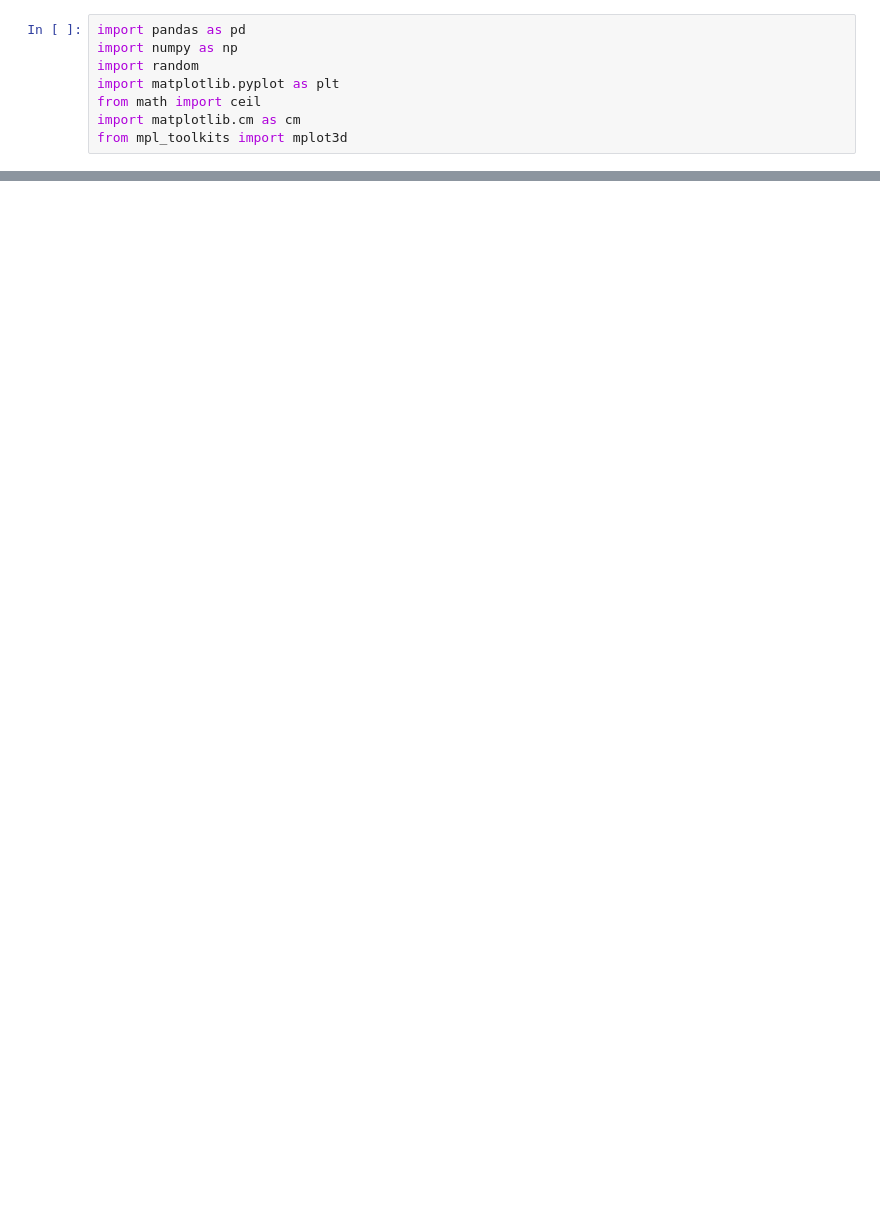
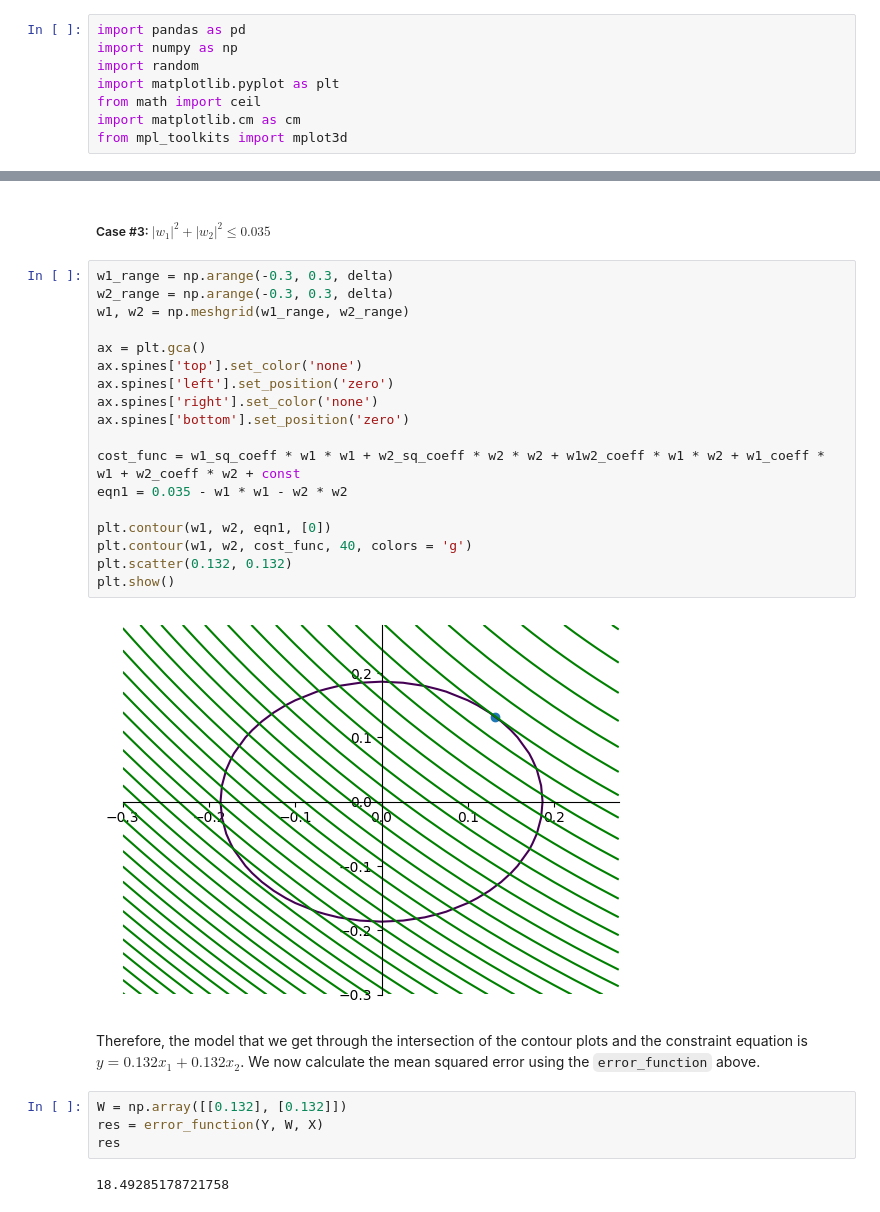
Before and after one commit to mokshith002/FODS-Assignment-1, a Jupyter notebook: 1C.ipynb, the cells around one changed output, grey strips where cells are left out. Cells and saved outputs as stored; diff of their text form; blank space fills up the shorter version.

```diff
--- a/1C.ipynb
+++ b/1C.ipynb
@@ -29,0 +151,30 @@ Z = (Z1 - Z2) * 2
+# %% [markdown]
+##### Case #3: $|w_1|^2 + |w_2|^2 \le 0.035$
+# %%
+w1_range = np.arange(-0.3, 0.3, delta)
+w2_range = np.arange(-0.3, 0.3, delta)
+w1, w2 = np.meshgrid(w1_range, w2_range)
+
+ax = plt.gca()
+ax.spines['top'].set_color('none')
+ax.spines['left'].set_position('zero')
+ax.spines['right'].set_color('none')
+ax.spines['bottom'].set_position('zero')
+
+cost_func = w1_sq_coeff * w1 * w1 + w2_sq_coeff * w2 * w2 + w1w2_coeff * w1 * w2 + w1_coeff * w1 + w2_coeff * w2 + const
+eqn1 = 0.035 - w1 * w1 - w2 * w2
+
+plt.contour(w1, w2, eqn1, [0])
+plt.contour(w1, w2, cost_func, 40, colors = 'g')
+plt.scatter(0.132, 0.132)
+plt.show()
+# %% [output]
+[figure, added]
+# %% [markdown]
+Therefore, the model that we get through the intersection of the contour plots and the constraint equation is $y = 0.132x_1 + 0.132x_2$. We now calculate the mean squared error using the `error_function` above.
+# %%
+W = np.array([[0.132], [0.132]])
+res = error_function(Y, W, X)
+res
+# %% [output]
+18.49285178721758
```
Also changed, not shown: parts of 24 cells of this notebook.
